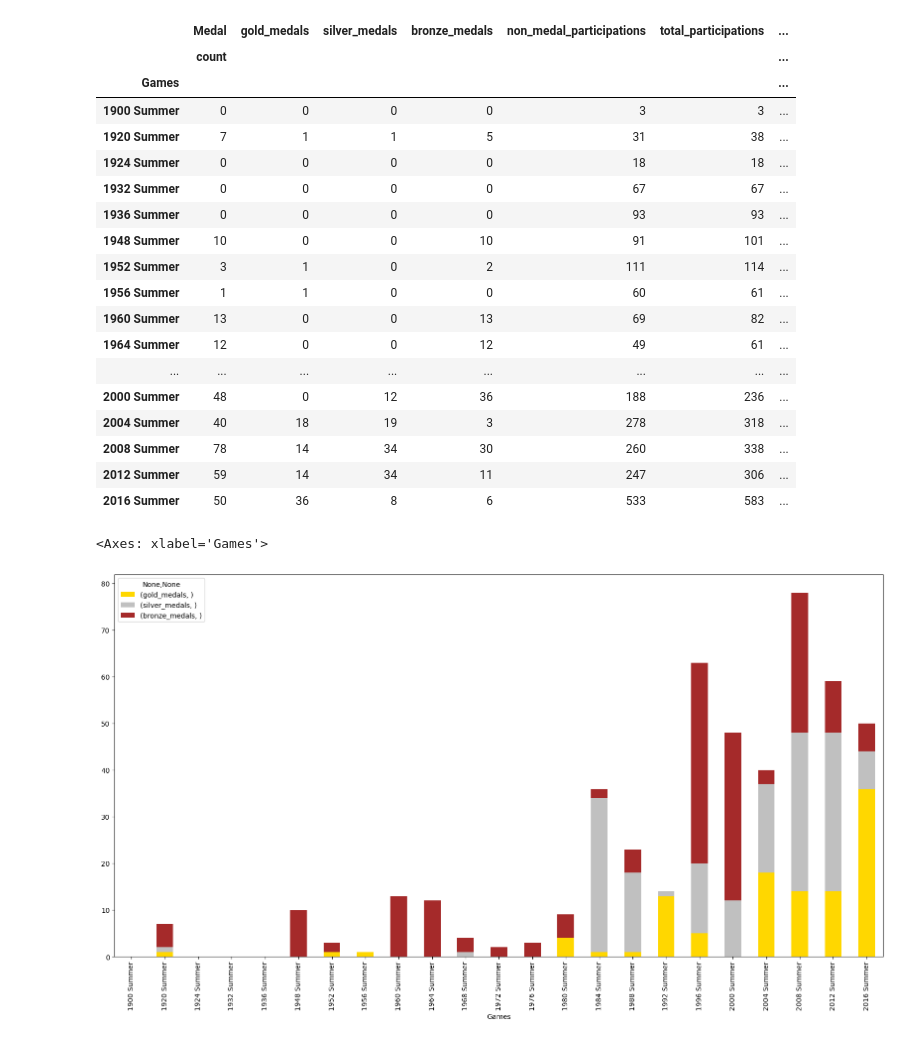
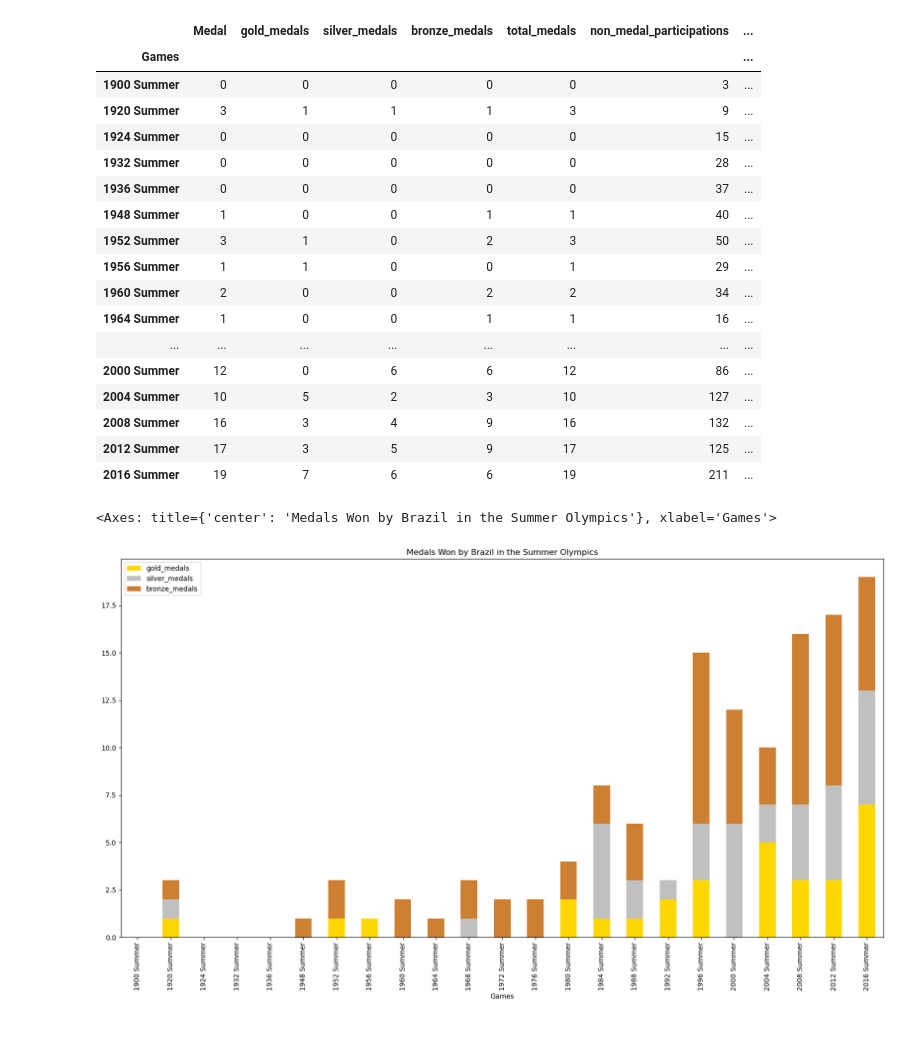
Before and after one commit to rjrdelatorre/group-1-project-1, a Jupyter notebook: brazil.ipynb, the cells around one changed output. Saved outputs shown, nothing was run; the diff lists cells and outputs as text; code cells hidden in the pictures.

```diff
--- a/brazil.ipynb
+++ b/brazil.ipynb
@@ -32,16 +105,16 @@ brazil_df = summer_df[(summer_df['Team'] == 'Brazil') | (summer_df['Team'] == 'B
 # %%
-# Create a dataframe for the Brazil team in the Summer Olympics grouped by Games.
-games_df_brazil = brazil_df.groupby('Games').agg({'Medal': ['count']})
+# create a dataframe for the Brazil team in the Summer Olympics grouped by Games.
+games_df_brazil = brazil_df.groupby('Games').agg({'Medal': 'count'})
 
 # Add columns for gold_medals, silver_medals, bronze_medals and total_medals
 games_df_brazil['gold_medals'] = brazil_df[brazil_df['Medal'] == 'Gold'].groupby('Games').agg({'Medal': ['count']})
 games_df_brazil['silver_medals'] = brazil_df[brazil_df['Medal'] == 'Silver'].groupby('Games').agg({'Medal': ['count']})
 games_df_brazil['bronze_medals'] = brazil_df[brazil_df['Medal'] == 'Bronze'].groupby('Games').agg({'Medal': ['count']})
 
-# Fill NaN values with 0
+# fill NaN values with 0
 games_df_brazil = games_df_brazil.fillna(0)
 
-# Format values in all columns except Games to integers
+# format values in all columns except Games to integers
 games_df_brazil = games_df_brazil.astype(int)
 
 games_df_brazil
@@ -68,4 +140,7 @@ games_df_brazil
 # %%
+# Create a cleaner "total_medals" column
+games_df_brazil['total_medals'] = games_df_brazil[['gold_medals', 'silver_medals', 'bronze_medals']].sum(axis=1)
+
 # Add a column for non-medal participations, which is the count of all rows for Games where Medal is NaN
 games_df_brazil['non_medal_participations'] = brazil_df[brazil_df['Medal'].isnull()].groupby('Games').size()
 
@@ -96,5 +170,5 @@ games_df_brazil
 # %%
 # Create a column called 'medal_rate' which is the ratio of medal count to total participation count
-games_df_brazil['medal_rate'] = games_df_brazil['Medal']['count'] / games_df_brazil['total_participations']
+games_df_brazil['medal_rate'] = games_df_brazil['total_medals'] / games_df_brazil['total_participations']
 games_df_brazil
 # %% [output]
@@ -120,38 +193,42 @@ games_df_brazil
 # %%
 # create columns called gold_percentage, silver_percentage, bronze_percentage and non_medal_percentage
-games_df_brazil['gold_percentage'] = games_df_brazil['gold_medals'] / games_df_brazil['Medal']['count']
-games_df_brazil['silver_percentage'] = games_df_brazil['silver_medals'] / games_df_brazil['Medal']['count']
-games_df_brazil['bronze_percentage'] = games_df_brazil['bronze_medals'] / games_df_brazil['Medal']['count']
+games_df_brazil['gold_percentage'] = games_df_brazil['gold_medals'] / games_df_brazil['total_medals']
+games_df_brazil['silver_percentage'] = games_df_brazil['silver_medals'] / games_df_brazil['total_medals']
+games_df_brazil['bronze_percentage'] = games_df_brazil['bronze_medals'] / games_df_brazil['total_medals']
 games_df_brazil['non_medal_percentage'] = games_df_brazil['non_medal_participations'] / games_df_brazil['total_participations']
 
 games_df_brazil
 # %% [output]
-|  | Medal | gold_medals | silver_medals | bronze_medals | non_medal_participations | total_participations | ... |
-|  | count |  |  |  |  |  | ... |
+|  | Medal | gold_medals | silver_medals | bronze_medals | total_medals | non_medal_participations | ... |
 | Games |  |  |  |  |  |  | ... |
-| 1900 Summer | 0 | 0 | 0 | 0 | 3 | 3 | ... |
-| 1920 Summer | 7 | 1 | 1 | 5 | 31 | 38 | ... |
-| 1924 Summer | 0 | 0 | 0 | 0 | 18 | 18 | ... |
-| 1932 Summer | 0 | 0 | 0 | 0 | 67 | 67 | ... |
-| 1936 Summer | 0 | 0 | 0 | 0 | 93 | 93 | ... |
-| 1948 Summer | 10 | 0 | 0 | 10 | 91 | 101 | ... |
-| 1952 Summer | 3 | 1 | 0 | 2 | 111 | 114 | ... |
-| 1956 Summer | 1 | 1 | 0 | 0 | 60 | 61 | ... |
-| 1960 Summer | 13 | 0 | 0 | 13 | 69 | 82 | ... |
-| 1964 Summer | 12 | 0 | 0 | 12 | 49 | 61 | ... |
+| 1900 Summer | 0 | 0 | 0 | 0 | 0 | 3 | ... |
+| 1920 Summer | 3 | 1 | 1 | 1 | 3 | 9 | ... |
+| 1924 Summer | 0 | 0 | 0 | 0 | 0 | 15 | ... |
+| 1932 Summer | 0 | 0 | 0 | 0 | 0 | 28 | ... |
+| 1936 Summer | 0 | 0 | 0 | 0 | 0 | 37 | ... |
+| 1948 Summer | 1 | 0 | 0 | 1 | 1 | 40 | ... |
+| 1952 Summer | 3 | 1 | 0 | 2 | 3 | 50 | ... |
+| 1956 Summer | 1 | 1 | 0 | 0 | 1 | 29 | ... |
+| 1960 Summer | 2 | 0 | 0 | 2 | 2 | 34 | ... |
+| 1964 Summer | 1 | 0 | 0 | 1 | 1 | 16 | ... |
 | ... | ... | ... | ... | ... | ... | ... | ... |
-| 2000 Summer | 48 | 0 | 12 | 36 | 188 | 236 | ... |
-| 2004 Summer | 40 | 18 | 19 | 3 | 278 | 318 | ... |
-| 2008 Summer | 78 | 14 | 34 | 30 | 260 | 338 | ... |
-| 2012 Summer | 59 | 14 | 34 | 11 | 247 | 306 | ... |
-| 2016 Summer | 50 | 36 | 8 | 6 | 533 | 583 | ... |
+| 2000 Summer | 12 | 0 | 6 | 6 | 12 | 86 | ... |
+| 2004 Summer | 10 | 5 | 2 | 3 | 10 | 127 | ... |
+| 2008 Summer | 16 | 3 | 4 | 9 | 16 | 132 | ... |
+| 2012 Summer | 17 | 3 | 5 | 9 | 17 | 125 | ... |
+| 2016 Summer | 19 | 7 | 6 | 6 | 19 | 211 | ... |
 # %%
 # Plot the gold_medals, silver_medals, bronze_medals and non_medal_participations for the Brazil team in the Summer Olympics.
 # Use a stacked bar chart, where the total size of the bar is the total_participations
 
-colors = ['gold','silver','brown']
-
-games_df_brazil[['gold_medals', 'silver_medals', 'bronze_medals']].plot(kind='bar', stacked=True, figsize=(20, 10), color = colors)
+import matplotlib.pyplot as plt
+games_df_brazil[['gold_medals', 'silver_medals', 'bronze_medals']].plot(
+                                    kind='bar',
+                                    stacked=True,
+                                    figsize=(20, 10),
+                                    color=['#ffd700', '#c0c0c0', '#cd7f32'],
+                                    title='Medals Won by Brazil in the Summer Olympics',)
+# use #ffd700 for gold, #c0c0c0 for silver and #cd7f32 for bronze
 # %% [output]
-<Axes: xlabel='Games'>
+<Axes: title={'center': 'Medals Won by Brazil in the Summer Olympics'}, xlabel='Games'>
-[figure, old version]
+[figure, new version]
```
Also changed, not shown: parts of 38 cells of this notebook.
